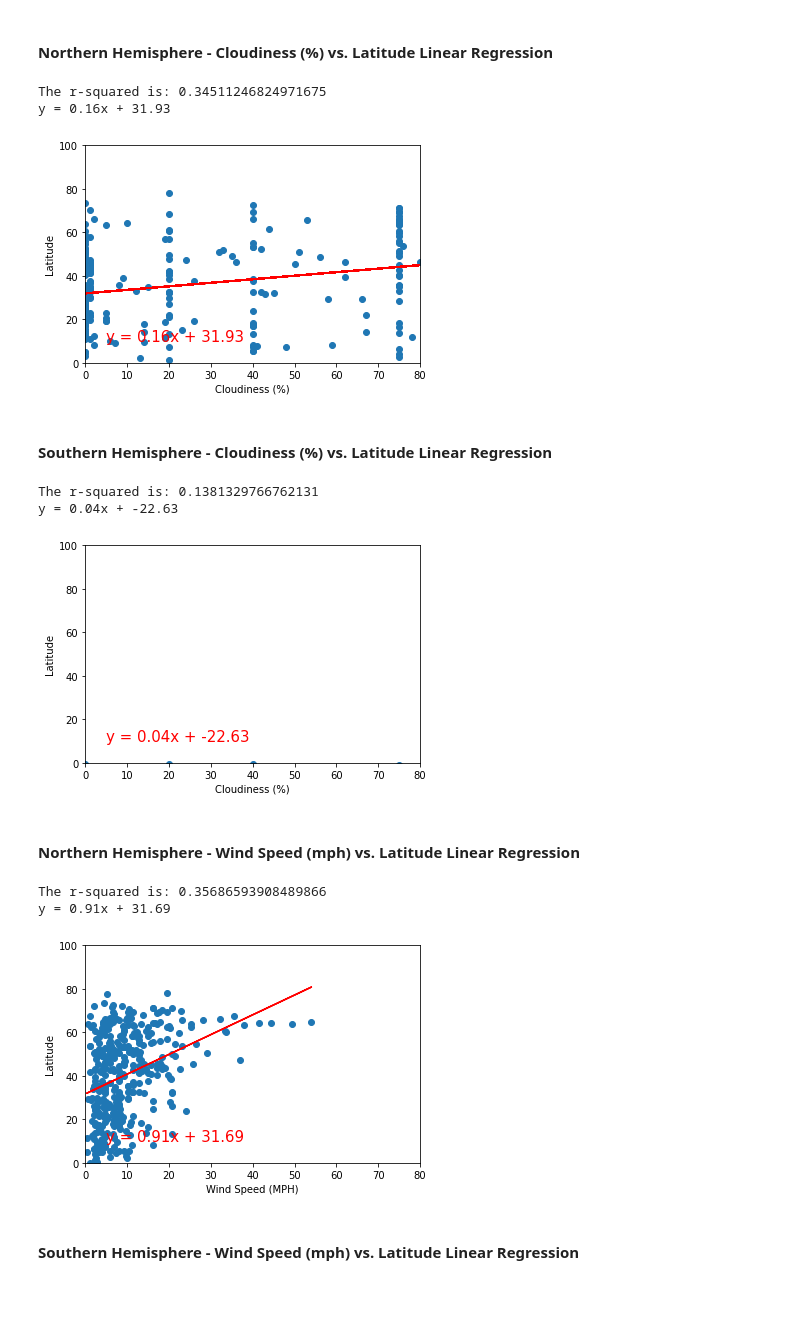
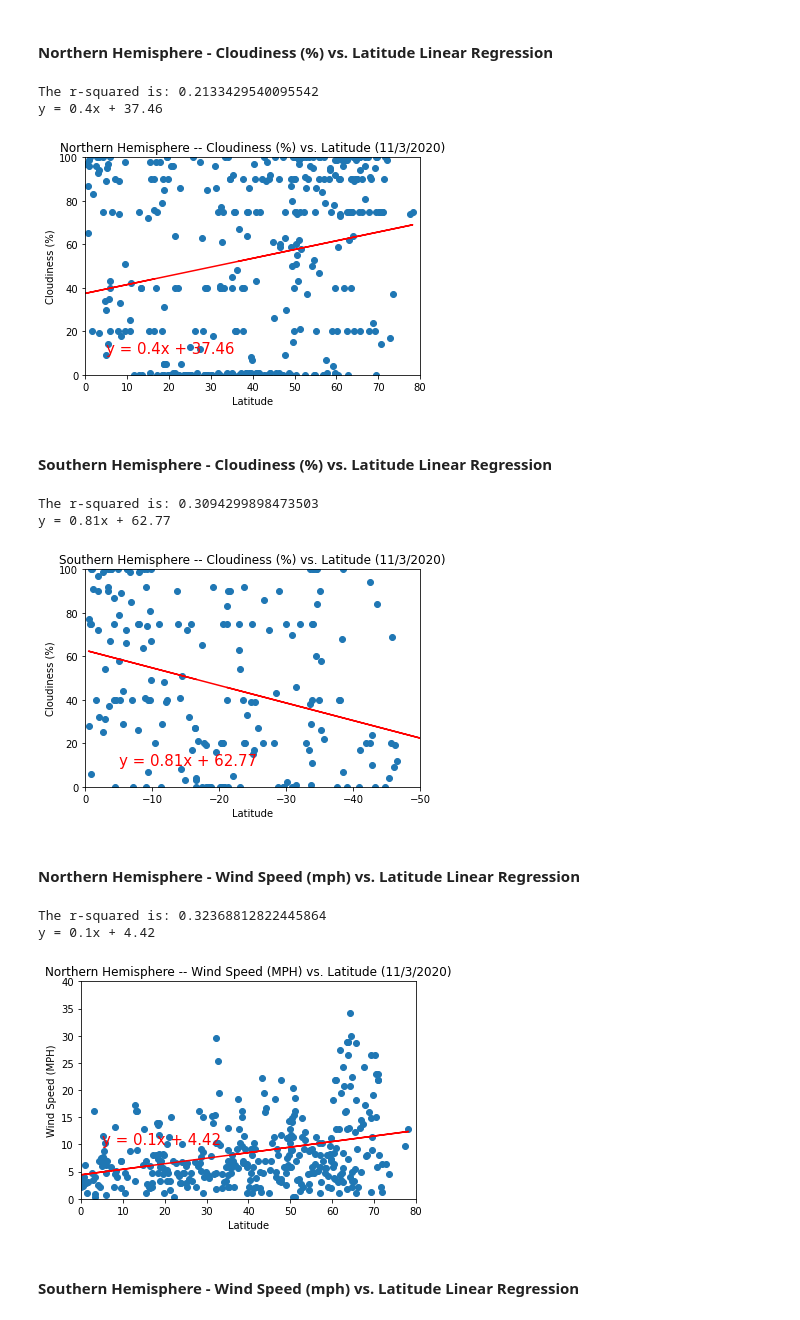
Before and after one commit to cfulgency/python_api_challenge, a Jupyter notebook: WeatherPy/WeatherPy.ipynb, the cells around one changed output. Saved outputs shown, nothing was run; the diff lists cells and outputs as text; code cells hidden in the pictures.

```diff
--- a/WeatherPy/WeatherPy.ipynb
+++ b/WeatherPy/WeatherPy.ipynb
@@ -434,12 +493,14 @@ y = 0.06x + -24.43
 # %% [markdown]
 ####  Northern Hemisphere - Cloudiness (%) vs. Latitude Linear Regression
 # %%
-#Create a Scatter Plot for Northern Hemisphere: Cloudiness (%) vs. Latitude Linear Regression
-x_values = northern_hemisphere['cloudiness']
-y_values = northern_hemisphere['latitude']
+# Create a Scatter Plot for Northern Hemisphere -- Cloudiness (%) vs. Latitude Linear Regression
+
+x_values = northern_hemisphere['latitude']
+y_values = northern_hemisphere['cloudiness']
 (slope, intercept, rvalue, pvalue, stderr) = linregress(x_values, y_values)
 regress_values = x_values * slope + intercept
 line_eq = "y = " + str(round(slope,2)) + "x + " + str(round(intercept,2))
+plt.title("Northern Hemisphere -- Cloudiness (%) vs. Latitude (11/3/2020)")
 plt.scatter(x_values,y_values)
 plt.plot(x_values,regress_values,"red")
 plt.annotate(line_eq,(5,10),fontsize=15,color="red")
@@ -447,71 +508,75 @@ plt.annotate(line_eq,(5,10),fontsize=15,color="red")
 plt.ylim(0,100)
 plt.xlim(0, 80)
 
-plt.ylabel("Latitude")
-plt.xlabel("Cloudiness (%)")
+plt.ylabel("Cloudiness (%)")
+plt.xlabel("Latitude")
 
 print(f"The r-squared is: {rvalue}")
 print(line_eq)
 
 plt.savefig("../images/cloudiness_lat_lingress.png")
 # %% [output]
-The r-squared is: 0.34511246824971675
-y = 0.16x + 31.93
+The r-squared is: 0.2133429540095542
+y = 0.4x + 37.46
-[figure, old version]
+[figure, new version]
 # %% [markdown]
 ####  Southern Hemisphere - Cloudiness (%) vs. Latitude Linear Regression
 # %%
-#Create a Scatter Plot for Southern Hemisphere: Cloudiness (%) vs. Latitude Linear Regression
-x_values = southern_hemisphere['cloudiness']
-y_values = southern_hemisphere['latitude']
+# Create a Scatter Plot for Southern Hemisphere: Cloudiness (%) vs. Latitude Linear Regression
+
+x_values = southern_hemisphere['latitude']
+y_values = southern_hemisphere['cloudiness']
 (slope, intercept, rvalue, pvalue, stderr) = linregress(x_values, y_values)
 regress_values = x_values * slope + intercept
 line_eq = "y = " + str(round(slope,2)) + "x + " + str(round(intercept,2))
+plt.title("Southern Hemisphere -- Cloudiness (%) vs. Latitude (11/3/2020)")
 plt.scatter(x_values,y_values)
 plt.plot(x_values,regress_values,"red")
-plt.annotate(line_eq,(5,10),fontsize=15,color="red")
+plt.annotate(line_eq,(-5,10),fontsize=15,color="red")
 
 plt.ylim(0,100)
-plt.xlim(0, 80)
+plt.xlim(0, -50)
 
-plt.ylabel("Latitude")
-plt.xlabel("Cloudiness (%)")
+plt.ylabel("Cloudiness (%)")
+plt.xlabel("Latitude")
 
 print(f"The r-squared is: {rvalue}")
 print(line_eq)
 
 plt.savefig("../images/sh_cloudiness_lat_lingress.png")
 # %% [output]
-The r-squared is: 0.1381329766762131
-y = 0.04x + -22.63
+The r-squared is: 0.3094299898473503
+y = 0.81x + 62.77
-[figure, old version]
+[figure, new version]
 # %% [markdown]
 ####  Northern Hemisphere - Wind Speed (mph) vs. Latitude Linear Regression
 # %%
-#Create a Scatter Plot for Southern Hemisphere: Wind Speed (MPH) vs. Latitude Linear Regression
-x_values = northern_hemisphere['wind_speed']
-y_values = northern_hemisphere['latitude']
+# Create a Scatter Plot for Northern Hemisphere -- Wind Speed (MPH) vs. Latitude Linear Regression
+
+x_values = northern_hemisphere['latitude']
+y_values = northern_hemisphere['wind_speed']
 (slope, intercept, rvalue, pvalue, stderr) = linregress(x_values, y_values)
 regress_values = x_values * slope + intercept
 line_eq = "y = " + str(round(slope,2)) + "x + " + str(round(intercept,2))
+plt.title("Northern Hemisphere -- Wind Speed (MPH) vs. Latitude (11/3/2020)")
 plt.scatter(x_values,y_values)
 plt.plot(x_values,regress_values,"red")
 plt.annotate(line_eq,(5,10),fontsize=15,color="red")
 
-plt.ylim(0,100)
-plt.xlim(0, 80)
+plt.ylim(0,40)
+plt.xlim(0,80)
 
-plt.ylabel("Latitude")
-plt.xlabel("Wind Speed (MPH)")
+plt.ylabel("Wind Speed (MPH)")
+plt.xlabel("Latitude")
 
 print(f"The r-squared is: {rvalue}")
 print(line_eq)
 
 plt.savefig("../images/wind_speed_lat_lingress.png")
 # %% [output]
-The r-squared is: 0.35686593908489866
-y = 0.91x + 31.69
+The r-squared is: 0.32368812822445864
+y = 0.1x + 4.42
-[figure, old version]
+[figure, new version]
 # %% [markdown]
 ####  Southern Hemisphere - Wind Speed (mph) vs. Latitude Linear Regression
 # %%
```
Also changed, not shown: parts of 13 cells of this notebook, 15 other files.
